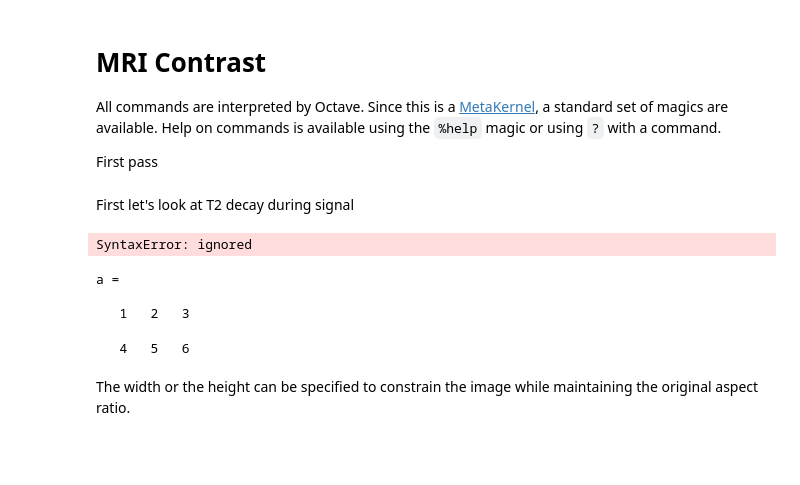
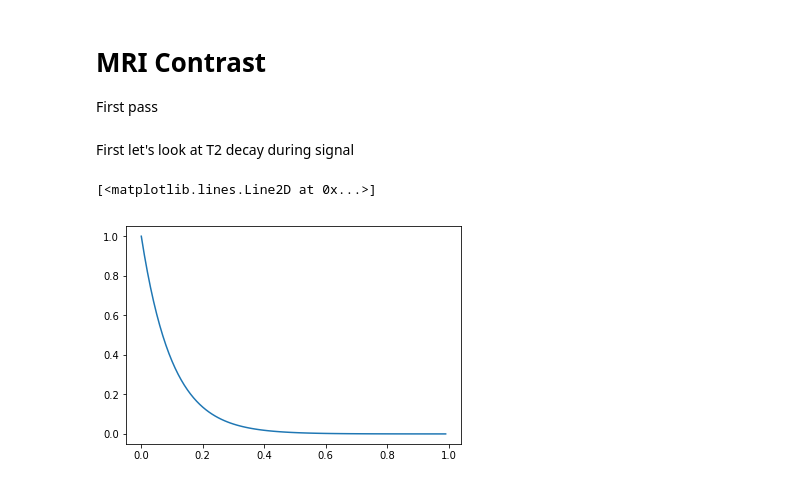
Before and after one commit to danielgebrezgiabhier/MRI-education-resources, a Jupyter notebook: Contrast/MRI Contrast.ipynb, the cells around one changed output. Drawn from its saved outputs; the diff is of its cells as text; code cells hidden in the pictures; blank space fills up the shorter version.

```diff
--- a/Contrast/MRI Contrast.ipynb
+++ b/Contrast/MRI Contrast.ipynb
@@ -1,23 +1,19 @@
-# %% [markdown]
-MRI Contrast
-============
-
-All commands are interpreted by Octave.  Since this is a [MetaKernel](https://github.com/Calysto/metakernel), a standard set of magics are available.  Help on commands is available using the `%help` magic or using `?` with a command.
-
-First pass
+# %% [markdown]
+MRI Contrast
+============
+
+First pass
 # %% [markdown]
 First let's look at T2 decay during signal
 # %%
-%plot --format png
-t = linspace(0,1); % s
-T2 = 0.1 % s
-STE = exp(-t/T2)
-plot(t,STE)
+import numpy as np
+import matplotlib.pyplot as plt
+
+t = np.arange(0,1, 0.01)
+T2 = 0.1
+S =  np.exp(-t/T2)
+
+plt.plot(t, S)
 # %% [output]
-SyntaxError: ignored
+[<matplotlib.lines.Line2D at 0x...>]
+[figure, added]
-# %%
-a = [1,2,3]
-# %% [output]
-a =
-
-   1   2   3
@@ -26,6 +19,0 @@ b = a + 3;
-# %%
-disp(b)
-# %% [output]
-   4   5   6
-# %% [markdown]
-The width or the height can be specified to constrain the image while maintaining the original aspect ratio.
```
Also changed, not shown: parts of 14 cells of this notebook.
